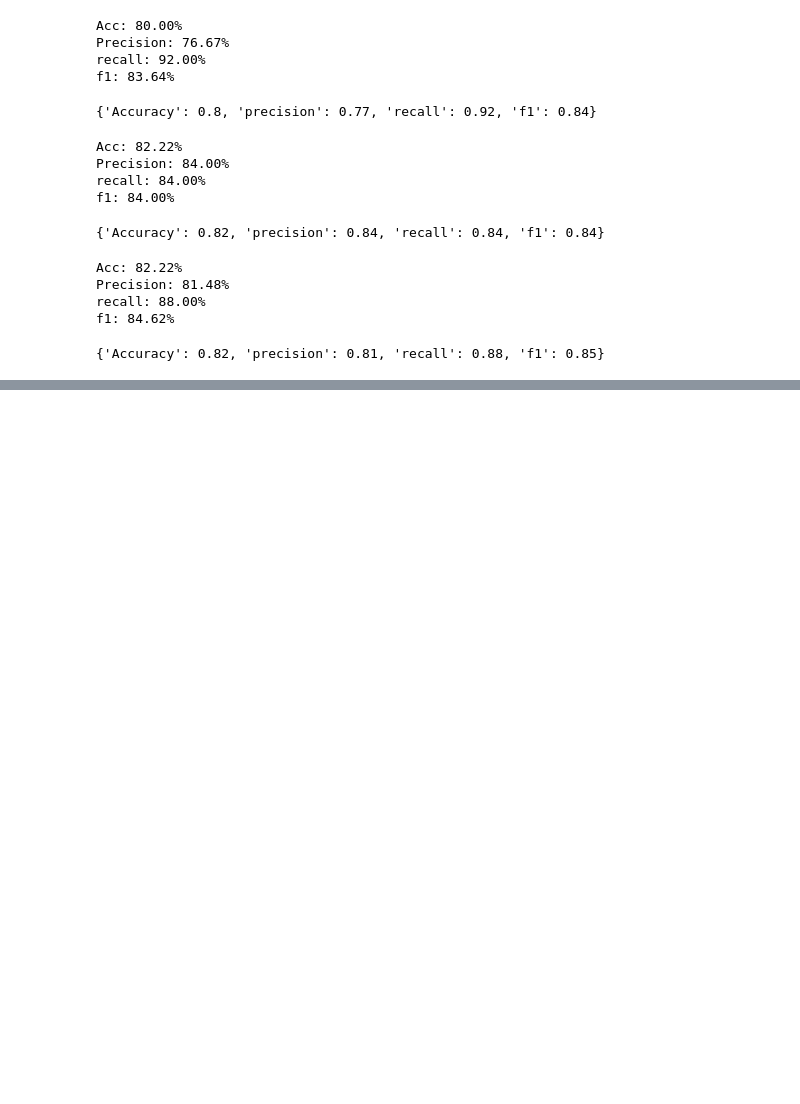
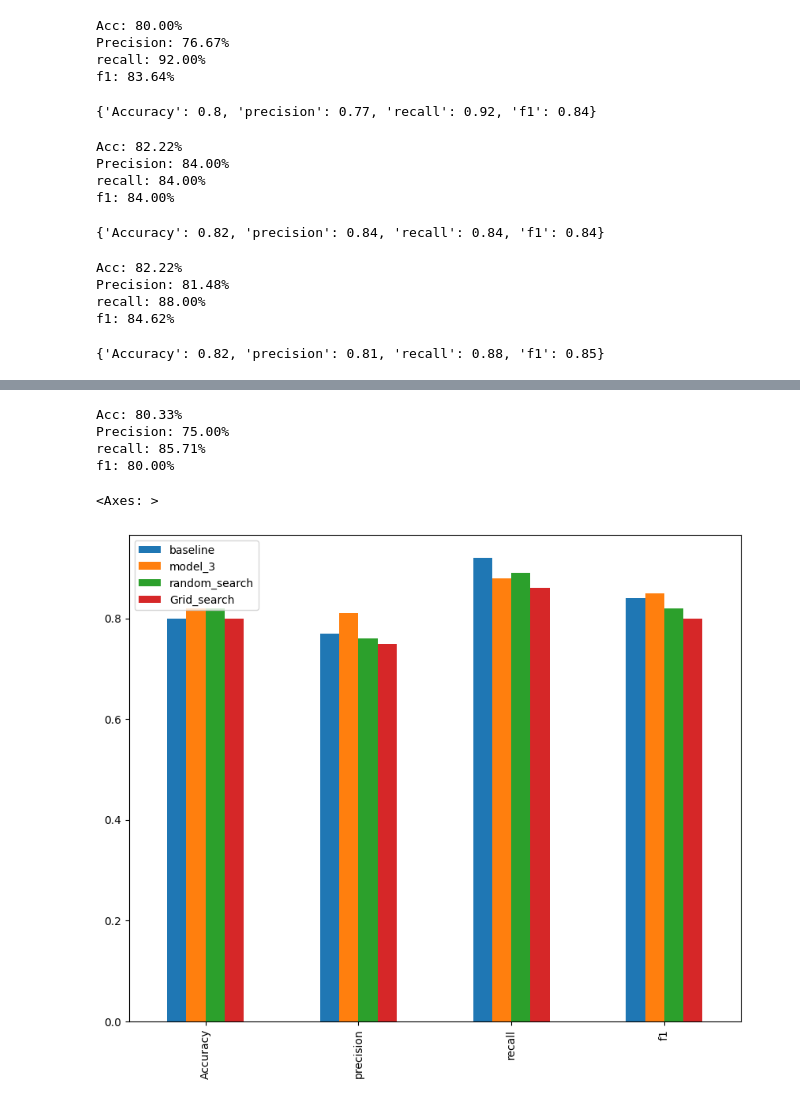
Before and after one commit to amankr2301/California_house_prediction_model, a Jupyter notebook: california-house-price-prediction.ipynb, the cells around one changed output, grey strips where cells are left out. Cells and saved outputs as stored; diff of their text form; code cells hidden in the pictures; blank space fills up the shorter version.

Commit message:
Kaggle Notebook | making_evaluating_improving_model | making_evaluating_improving_model

```diff
--- a/california-house-price-prediction.ipynb
+++ b/california-house-price-prediction.ipynb
@@ -484,0 +589,5 @@ f1: 84.62%
+# %%
+y_preds = rs_model.predict(x_test)
+# %%
+rs_metrics = evaluate_preds(y_test , y_preds)
+rs_metrics
@@ -484,0 +658,20 @@ f1: 84.62%
+# %%
+y_preds = gs_model.predict(x_test)
+gs_metrics = evaluate_preds(y_test , y_preds)
+# %% [output]
+Acc: 80.33%
+Precision: 75.00%
+recall: 85.71%
+f1: 80.00%
+# %%
+compare_metrics = pd.DataFrame({
+                                "baseline" : baseline_metrics,
+                                "model_3" : model3_metrics,
+                                "random_search" : rs_metrics,
+                                "Grid_search" : gs_metrics
+})
+
+compare_metrics.plot.bar(figsize = (10,8))
+# %% [output]
+<Axes: >
+[figure, added]
```
Also changed, not shown: parts of 13 cells of this notebook.
